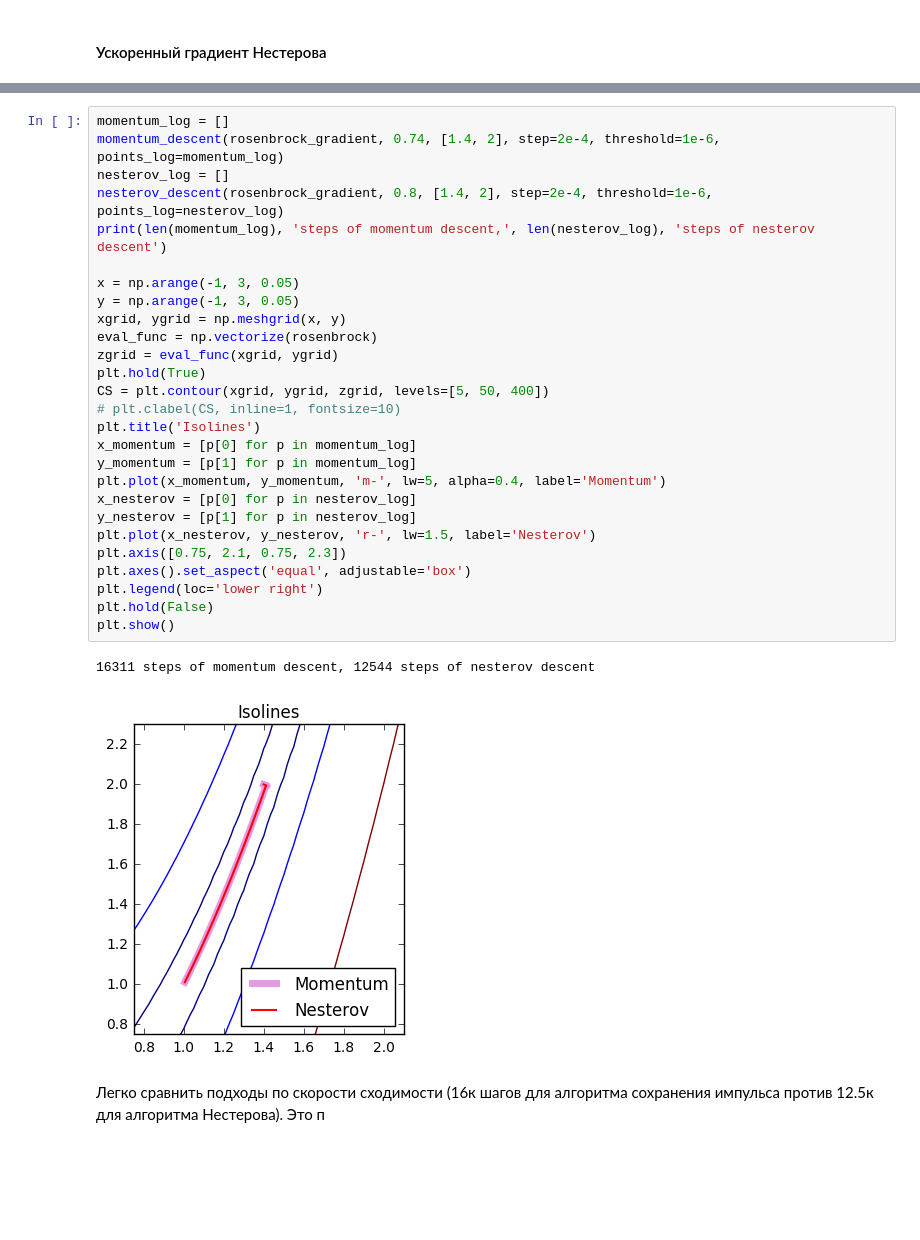
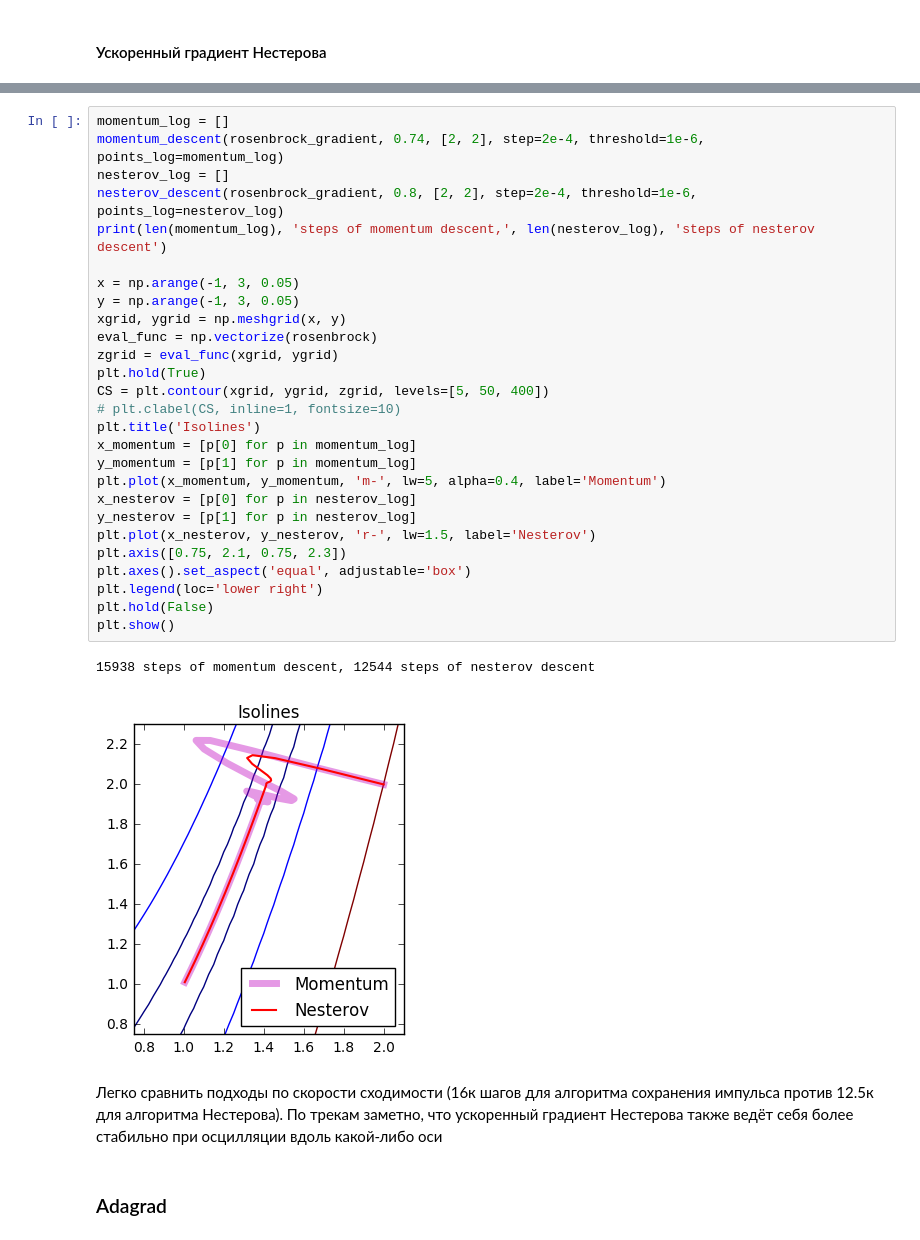
Before and after one commit to v-sopov/renju, a Jupyter notebook: lab_solution.ipynb, the cells around one changed output, grey strips where cells are left out. Cells and saved outputs as stored; diff of their text form; blank space fills up the shorter version.

```diff
--- a/lab_solution.ipynb
+++ b/lab_solution.ipynb
@@ -556,32 +557,34 @@ plt.show()
 # %%
 momentum_log = []
-momentum_descent(rosenbrock_gradient, 0.74, [1.4, 2], step=2e-4, threshold=1e-6, points_log=momentum_log)
+momentum_descent(rosenbrock_gradient, 0.74, [2, 2], step=2e-4, threshold=1e-6, points_log=momentum_log)
 nesterov_log = []
-nesterov_descent(rosenbrock_gradient, 0.8, [1.4, 2], step=2e-4, threshold=1e-6, points_log=nesterov_log)
+nesterov_descent(rosenbrock_gradient, 0.8, [2, 2], step=2e-4, threshold=1e-6, points_log=nesterov_log)
 print(len(momentum_log), 'steps of momentum descent,', len(nesterov_log), 'steps of nesterov descent')
 
 x = np.arange(-1, 3, 0.05)
 y = np.arange(-1, 3, 0.05)
 xgrid, ygrid = np.meshgrid(x, y)
 eval_func = np.vectorize(rosenbrock)
 zgrid = eval_func(xgrid, ygrid)
 plt.hold(True)
 CS = plt.contour(xgrid, ygrid, zgrid, levels=[5, 50, 400])
 # plt.clabel(CS, inline=1, fontsize=10)
 plt.title('Isolines')
 x_momentum = [p[0] for p in momentum_log]
 y_momentum = [p[1] for p in momentum_log]
 plt.plot(x_momentum, y_momentum, 'm-', lw=5, alpha=0.4, label='Momentum')
 x_nesterov = [p[0] for p in nesterov_log]
 y_nesterov = [p[1] for p in nesterov_log]
 plt.plot(x_nesterov, y_nesterov, 'r-', lw=1.5, label='Nesterov')
 plt.axis([0.75, 2.1, 0.75, 2.3])
 plt.axes().set_aspect('equal', adjustable='box')
 plt.legend(loc='lower right')
 plt.hold(False)
 plt.show()
 # %% [output]
-16311 steps of momentum descent, 12544 steps of nesterov descent
+15938 steps of momentum descent, 12544 steps of nesterov descent
-[figure, old version]
+[figure, new version]
 # %% [markdown]
-Легко сравнить подходы по скорости сходимости (16к шагов для алгоритма сохранения импульса против 12.5к для алгоритма Нестерова). Это п
+Легко сравнить подходы по скорости сходимости (16к шагов для алгоритма сохранения импульса против 12.5к для алгоритма Нестерова). По трекам заметно, что ускоренный градиент Нестерова также ведёт себя более стабильно при осцилляции вдоль какой-либо оси
+# %% [markdown]
+### Adagrad
```
Also changed, not shown: parts of 3 cells of this notebook.
